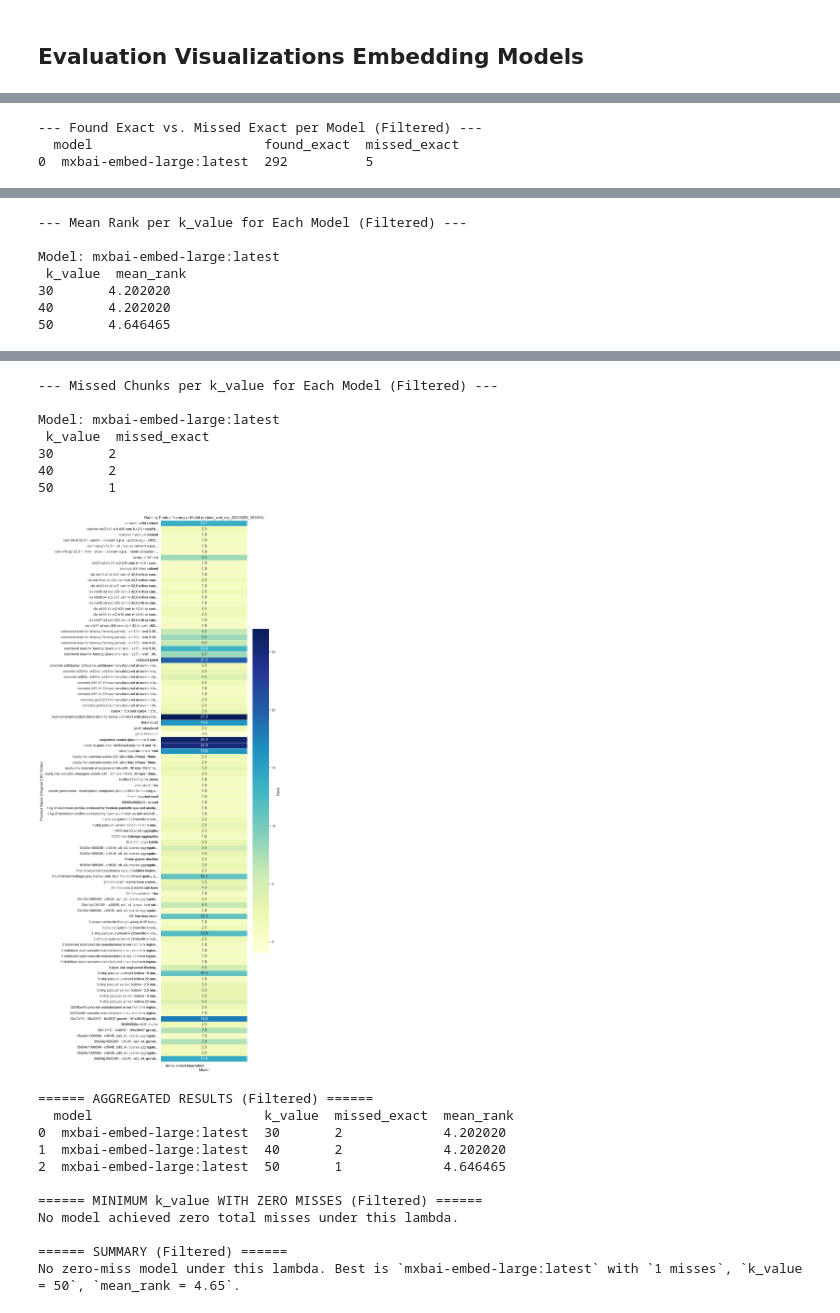
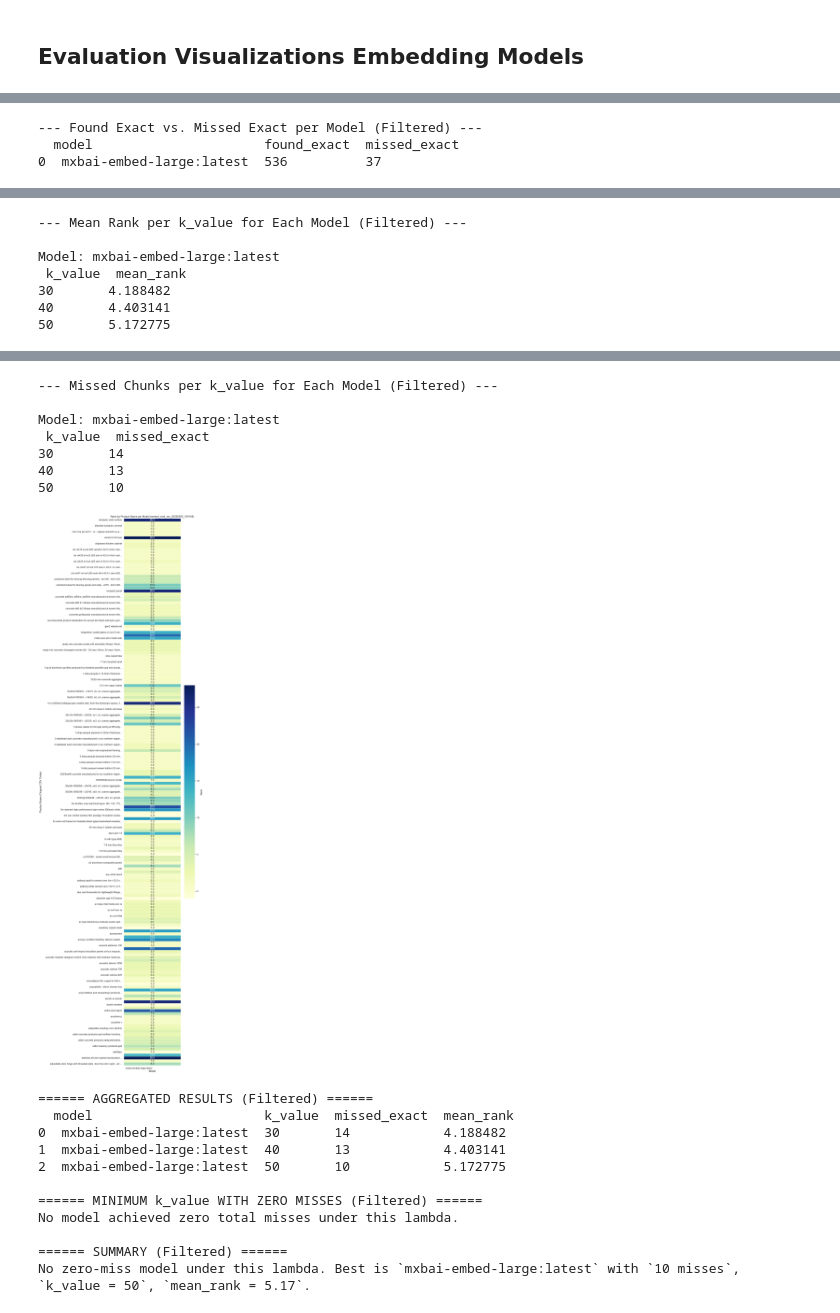
Before and after one commit to g3rezz/lca-data-harmonization-pipeline, a Jupyter notebook: pipeline2/notebooks/p2_model_evaluation.ipynb, the cells around one changed output, grey strips where cells are left out. Drawn from its saved outputs; the diff is of its cells as text; code cells hidden in the pictures.

```diff
--- a/pipeline2/notebooks/p2_model_evaluation.ipynb
+++ b/pipeline2/notebooks/p2_model_evaluation.ipynb
@@ -242,10 +242,18 @@ def compare_rows(
     evaluation_data = []
 
     for idx, row in df.iterrows():
+        # Use for JSON
         product_name = row["Product Name"]
-        classification = row["Classification"]
-        tech_description = row["Technology Description Summary"]
+        # classification = row["Classification Suggestion"]
+        classification = row["Classification Result"]
+        # tech_description = row["Technology Description Summary"]
+        tech_description = row["Technology Description"]
         # comp_materials = row["Extracted Composition"]
+
+        # Use for CSV
+        product_name = row["Product Name"]
+        classification = row["Classification Result"]
+        tech_description = row["Technology Description"]
 
         # Build the query from the entire row
         query_str = (
@@ -257,6 +265,9 @@ def compare_rows(
             f"Description: {tech_description}\n"
             # f"{tech_description}\n"
         )
+
+        if classification != "Other":
+            query_str += f"Classification: {classification}\n"
 
         # The expected chunk for ranking/evaluation:
         # If the product name doesn't exist in bench_dict,
@@ -325,15 +336,23 @@ def compare_rows(
     save_csv(evaluation_data, k_value, lambda_mult, output_csv_path)
 
 ##################################################
-# Load the JSON summaries (100_technology_summaries.json)
+# Load the JSON summaries
 ##################################################
-summaries_path = "../../data/pipeline2/json/100_tech_sum_one_sentence.json"
+# summaries_path = "../../data/pipeline2/json/100_tech_sum_one_paragraph_regex.json"
 # summaries_path = "../../data/pipeline2/json/100_technology_compositions.json"
-with open(summaries_path, "r", encoding="utf-8") as f:
-    tech_summaries = json.load(f)
+# with open(summaries_path, "r", encoding="utf-8") as f:
+#     tech_summaries = json.load(f)
 
 # Create a DataFrame from the JSON data
-df = pd.DataFrame(tech_summaries)
+# df = pd.DataFrame(tech_summaries)
+
+##################################################
+# Load the CSV raw data
+##################################################
+summaries_path = "../../data/pipeline2/sql/filtered_epd_data_lc_classified_08.csv"
+
+# Load the CSV file into a DataFrame
+df = pd.read_csv(summaries_path)
 
 
 ##################################################
@@ -341,7 +360,7 @@ df = pd.DataFrame(tech_summaries)
 # and map each "epd_name" to "epd_category" to use
 # as our "expected chunk" for that product.
 ##################################################
-bench_path = "../../data/pipeline2/json/100_matched_bench_EN.json"
+bench_path = "../../data/pipeline2/json/200_matched_bench_EN.json"
 with open(bench_path, "r", encoding="utf-8") as f:
     bench_data = json.load(f)
 
@@ -447,7 +466,7 @@ Description: The manufacturing process for a durable surface product involves mi
 # %% [markdown]
 ## Evaluation Visualizations Embedding Models
 # %%
-CSV = "../../data/pipeline2/embed_eval/embed_eval_res_20250206_091854.csv"
+CSV = "../../data/pipeline2/embed_eval/embed_eval_res_20250206_190159.csv"
 # %%
 import pandas as pd
 import seaborn as sns
@@ -1300,7 +1319,7 @@ def plot_heatmap_rank(df, model_order, best_lambda_mult, csv_file_path):
     pivot_data.index = pivot_data.index.droplevel("Product Order")
 
     # Plotting the heatmap with the CSV part appended to the title
-    plt.figure(figsize=(12, 28))  # Adjust height for better visualization
+    plt.figure(figsize=(12, 40))  # Adjust height for better visualization
     sns.heatmap(
         pivot_data,
         annot=True,
@@ -1431,3 +1450,3 @@ Remaining rows after filtering: 297
 --- Found Exact vs. Missed Exact per Model (Filtered) ---
   model                      found_exact  missed_exact
-0  mxbai-embed-large:latest  292          5
+0  mxbai-embed-large:latest  536          37
@@ -1436,6 +1455,6 @@ Remaining rows after filtering: 297
 
 Model: mxbai-embed-large:latest
  k_value  mean_rank
-30       4.202020
-40       4.202020
-50       4.646465
+30       4.188482
+40       4.403141
+50       5.172775
@@ -1443,22 +1462,22 @@ Model: mxbai-embed-large:latest
 --- Missed Chunks per k_value for Each Model (Filtered) ---
 
 Model: mxbai-embed-large:latest
  k_value  missed_exact
-30       2
-40       2
-50       1
+30       14
+40       13
+50       10
-[figure, old version]
+[figure, new version]
 ====== AGGREGATED RESULTS (Filtered) ======
   model                      k_value  missed_exact  mean_rank
-0  mxbai-embed-large:latest  30       2             4.202020
-1  mxbai-embed-large:latest  40       2             4.202020
-2  mxbai-embed-large:latest  50       1             4.646465
+0  mxbai-embed-large:latest  30       14            4.188482
+1  mxbai-embed-large:latest  40       13            4.403141
+2  mxbai-embed-large:latest  50       10            5.172775
 
 ====== MINIMUM k_value WITH ZERO MISSES (Filtered) ======
 No model achieved zero total misses under this lambda.
 
 ====== SUMMARY (Filtered) ======
-No zero-miss model under this lambda. Best is `mxbai-embed-large:latest` with `1 misses`, `k_value = 50`, `mean_rank = 4.65`.
+No zero-miss model under this lambda. Best is `mxbai-embed-large:latest` with `10 misses`, `k_value = 50`, `mean_rank = 5.17`.
 # %%
 # Print the heatmap data in text format
 print("\nHeatmap Data (Text Format):\n")
```
Also changed, not shown: parts of 4 cells of this notebook, 2 other files.
